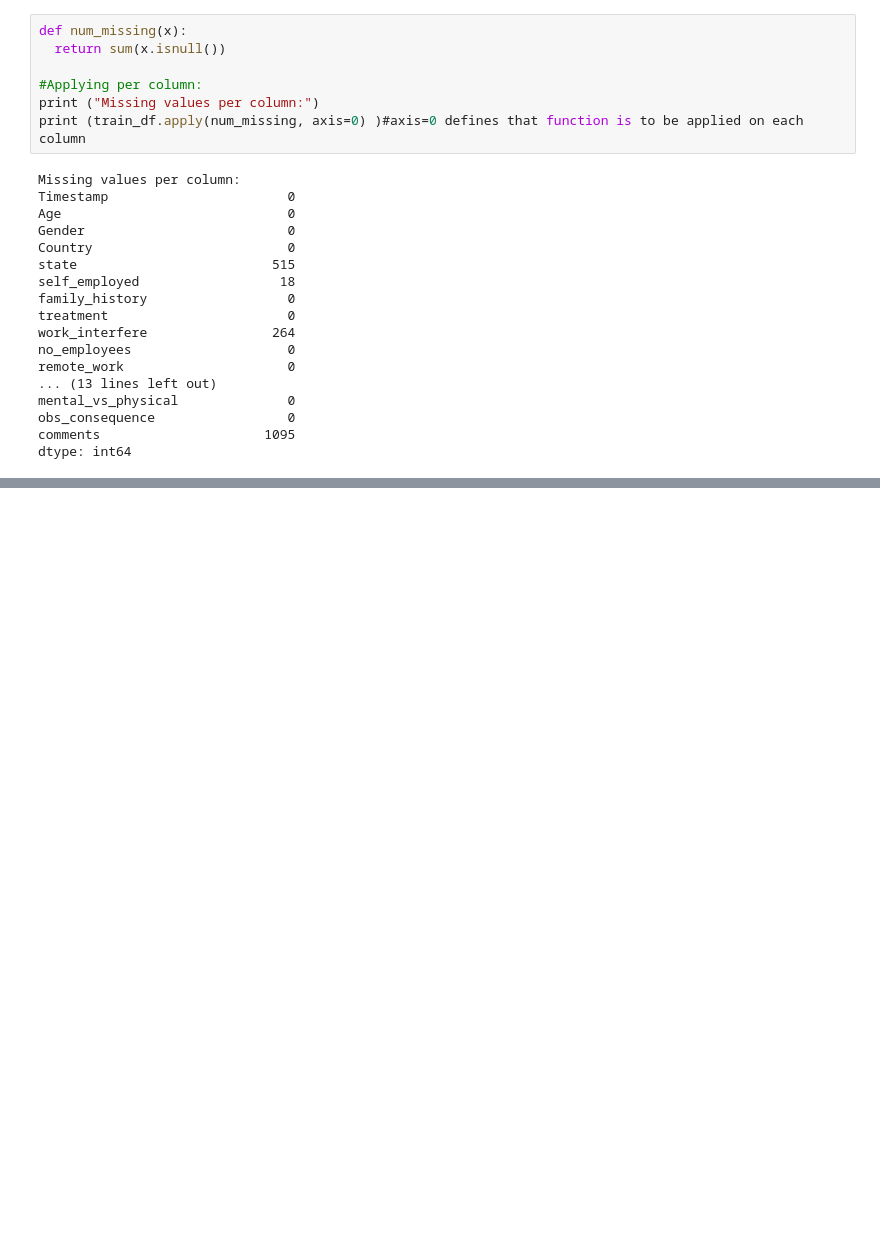
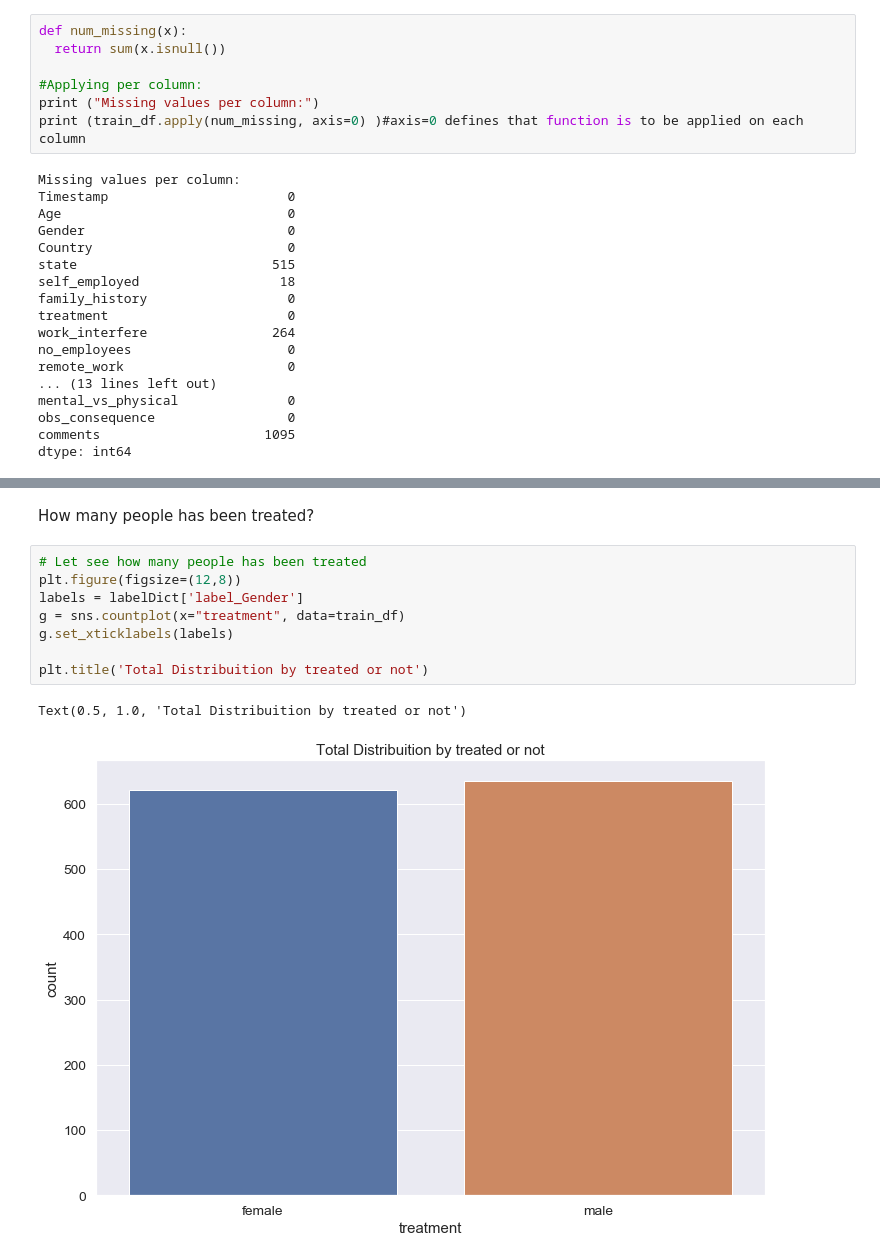
Before and after one commit to Seiji555/Team_AI, a Jupyter notebook: 20191102/Mental_Health.ipynb, the cells around one changed output, grey strips where cells are left out. Drawn from its saved outputs; the diff is of its cells as text; blank space fills up the shorter version.

```diff
--- a/20191102/Mental_Health.ipynb
+++ b/20191102/Mental_Health.ipynb
@@ -134,0 +435,13 @@ dtype: int64
+# %% [markdown]
+How many people has been treated?
+# %%
+# Let see how many people has been treated
+plt.figure(figsize=(12,8))
+labels = labelDict['label_Gender']
+g = sns.countplot(x="treatment", data=train_df)
+g.set_xticklabels(labels)
+
+plt.title('Total Distribuition by treated or not')
+# %% [output]
+Text(0.5, 1.0, 'Total Distribuition by treated or not')
+[figure, added]
```
Also changed, not shown: parts of 50 cells of this notebook.
